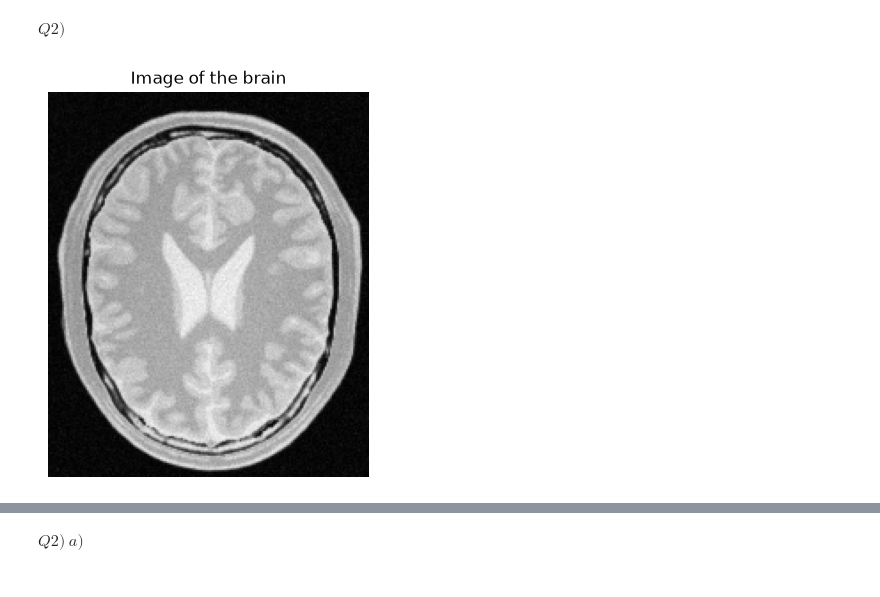
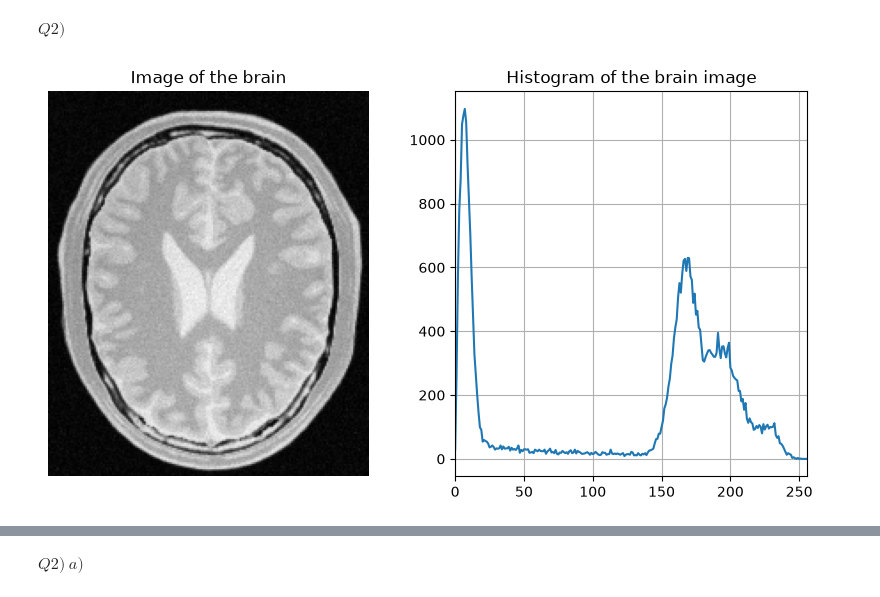
Before and after one commit to codingNR29/Image-processing, a Jupyter notebook: Assignments/Assignment 1/Assignment 1.ipynb, the cells around one changed output, grey strips where cells are left out. Cells and saved outputs as stored; diff of their text form; code cells hidden in the pictures.

```diff
--- a/Assignments/Assignment 1/Assignment 1.ipynb
+++ b/Assignments/Assignment 1/Assignment 1.ipynb
@@ -89,12 +89,22 @@ $Q2)$
 # %%
 #Importing brain image
 im_brain = cv.imread('Brain.png', cv.IMREAD_GRAYSCALE)
 
+#Caluclating histogram
+hist = cv.calcHist([im_brain], [0], None, [256], [0,256])
+
 #Displaying the image
-fig, ax = plt.subplots(1, 1, figsize = (5,5))
-ax.imshow(im_brain, cmap = 'gray', vmin = 0, vmax = 255)
-ax.set_title('Image of the brain')
-ax.axis('off')
+fig, ax = plt.subplots(1, 2, figsize = (10,5))
+
+ax[0].imshow(im_brain, cmap = 'gray', vmin = 0, vmax = 255)
+ax[0].set_title('Image of the brain')
+ax[0].axis('off')
+
+ax[1].plot(hist)
+ax[1].set_title('Histogram of the brain image')
+ax[1].grid(True)
+plt.xlim([0,256])
+
 plt.show()
 # %% [output]
-[figure, old version]
+[figure, new version]
```
Also changed, not shown: parts of 7 cells of this notebook.
